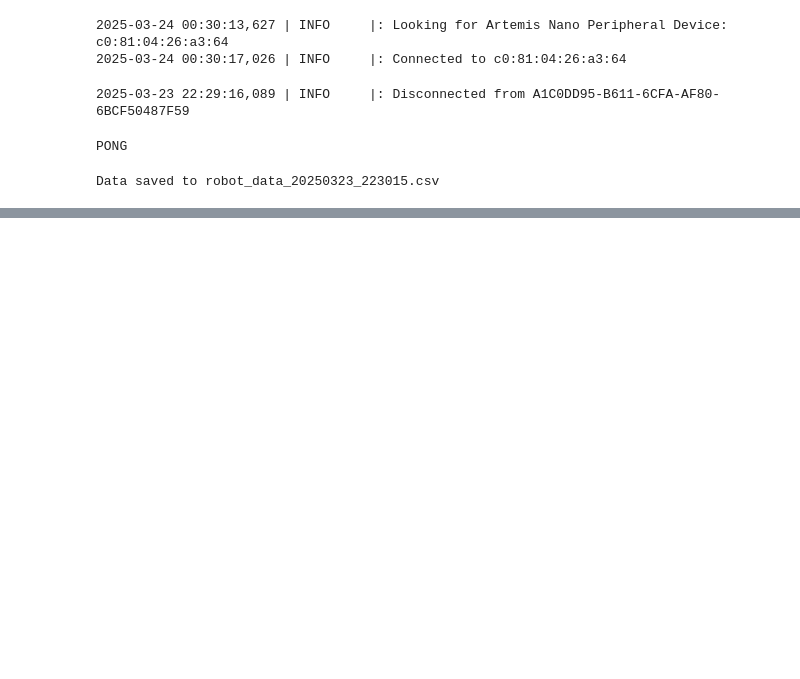
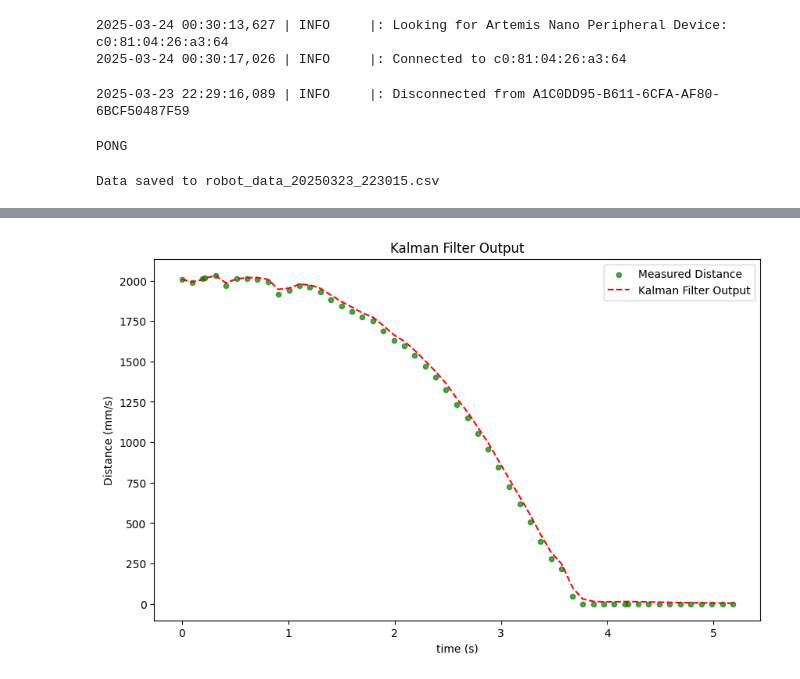
Before and after one commit to akinfelami/fastrobots, a Jupyter notebook: ble_robot_1.2/ble_python/lab7.ipynb, the cells around one changed output, grey strips where cells are left out. Saved outputs shown, nothing was run; the diff lists cells and outputs as text; code cells hidden in the pictures; blank space fills up the shorter version.

```diff
--- a/ble_robot_1.2/ble_python/lab7.ipynb
+++ b/ble_robot_1.2/ble_python/lab7.ipynb
@@ -121 +212,31 @@ plt.show()
+# %%
+# State Vector
+X = np.array([[distance[0]], [0]])
+sigma_1 = sigma_2 = 31.94
+sigma_3 = 20
+sig_u = np.array([[sigma_1**2,0],[0,sigma_2**2]])
+sig_z = np.array([[sigma_3**2]])
+# %%
+def kf (mu, sigma, u, y):
+    mu_p = Ad.dot(mu) + Bd.dot(u)
+    sigma_p = Ad.dot(sigma.dot(Ad.transpose())) + sig_u
+
+
+    sigma_m = C.dot(sigma_p.dot(C.transpose())) + sig_z
+    kkf_gain = sigma_p.dot(C.transpose().dot(np.linalg.inv(sigma_m)))
+
+    y_m = y-C.dot(mu_p)
+    mu = mu_p + kkf_gain.dot(y_m)
+    sigma=(np.eye(2)-kkf_gain.dot(C)).dot(sigma_p)
+
+    return mu, sigma
+# %%
+kfs = []
+uss = [1 if i==100.0 else 0 for i in pwm]
+kfs.append(distance[0])
+# initial state uncertainty
+sigma = np.array([[20**2, 0], [0, 10**2]])
+for i in range(1, len(time_s)):
+    X, sigma = kf(X, sigma, uss[i], distance[i])
+    kfs.append(X[0][0])
 # %%
@@ -211,0 +246,15 @@ fitted eqn: v(t) = 0.00 + -2053.68 * (1 - e^(-0.15*t))
+# %%
+# Plots the distance data and kalman filter output
+plt.figure(figsize=(10, 6))
+plt.scatter(time_s, distance, color='g', s=20, marker='o',
+            alpha=0.7, label='Measured Distance')
+
+# plt.plot(time_s, distance, 'g-', label='Measured Distance')
+plt.plot(time_s, kfs, 'r--', label='Kalman Filter Output')
+plt.xlabel('time (s)')
+plt.ylabel('Distance (mm/s)')
+plt.title('Kalman Filter Output')
+plt.legend()
+plt.show()
+# %% [output]
+[figure, added]
```
Also changed, not shown: parts of 9 cells of this notebook, 3 other files.
